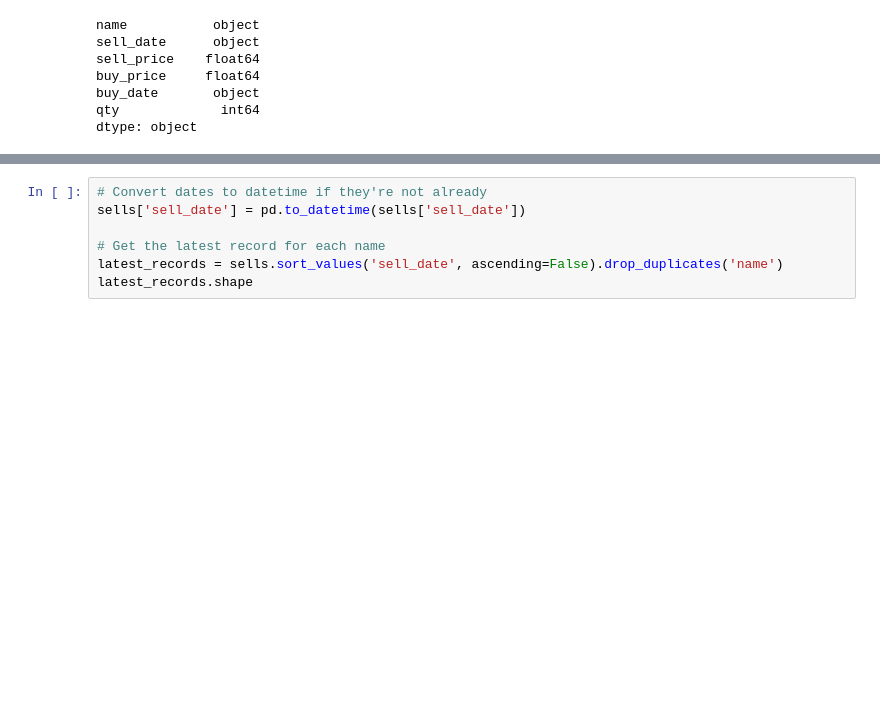
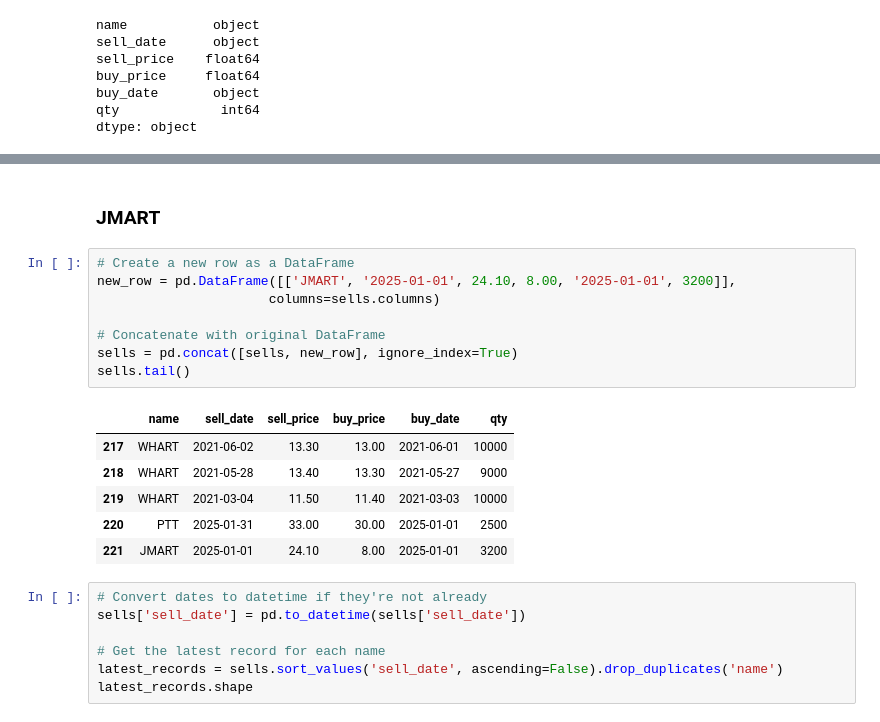
Before and after one commit to santimcs/A5, a Jupyter notebook: Daily/209 - Sell Process.ipynb, the cells around one changed output, grey strips where cells are left out. Drawn from its saved outputs; the diff is of its cells as text; blank space fills up the shorter version.

```diff
--- a/Daily/209 - Sell Process.ipynb
+++ b/Daily/209 - Sell Process.ipynb
@@ -125,3 +128,20 @@ sells.tail()
+# %% [markdown]
+### JMART
+# %%
+# Create a new row as a DataFrame
+new_row = pd.DataFrame([['JMART', '2025-01-01', 24.10, 8.00, '2025-01-01', 3200]],
+                      columns=sells.columns)
+
+# Concatenate with original DataFrame
+sells = pd.concat([sells, new_row], ignore_index=True)
+sells.tail()
+# %% [output]
+|  | name | sell_date | sell_price | buy_price | buy_date | qty |
+| 217 | WHART | 2021-06-02 | 13.30 | 13.00 | 2021-06-01 | 10000 |
+| 218 | WHART | 2021-05-28 | 13.40 | 13.30 | 2021-05-27 | 9000 |
+| 219 | WHART | 2021-03-04 | 11.50 | 11.40 | 2021-03-03 | 10000 |
+| 220 | PTT | 2025-01-31 | 33.00 | 30.00 | 2025-01-01 | 2500 |
+| 221 | JMART | 2025-01-01 | 24.10 | 8.00 | 2025-01-01 | 3200 |
 # %%
 # Convert dates to datetime if they're not already
 sells['sell_date'] = pd.to_datetime(sells['sell_date'])
```
Also changed, not shown: parts of 12 cells of this notebook, 37 other files.
